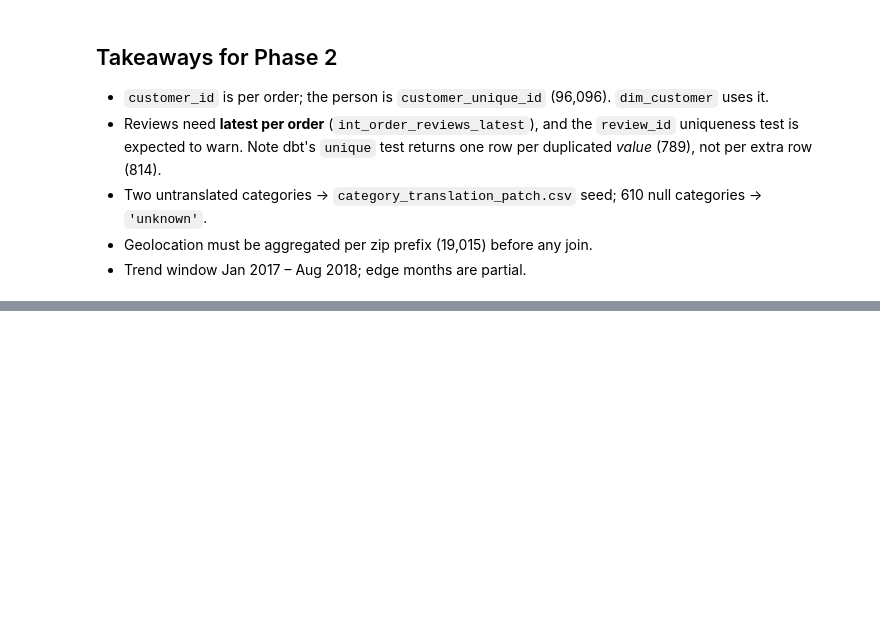
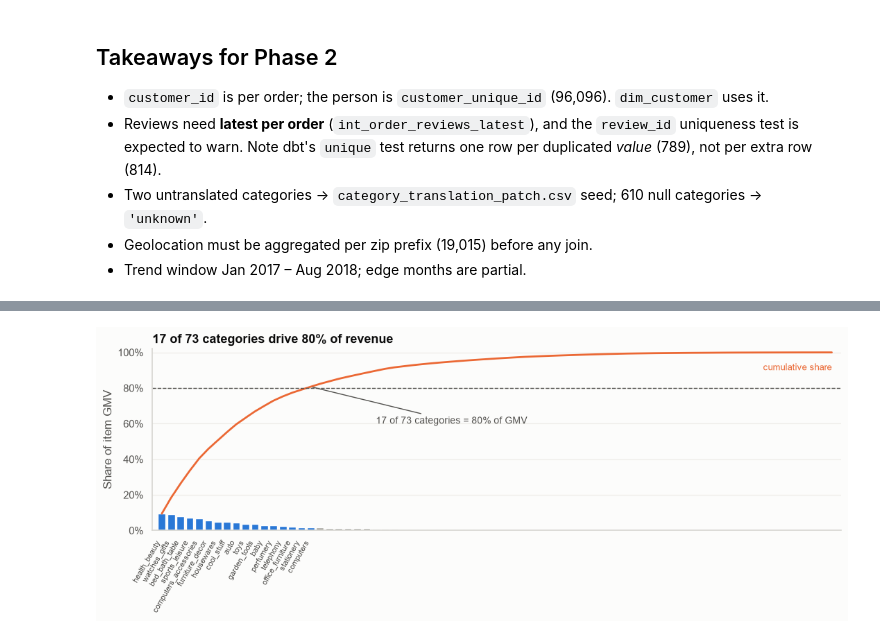
Before and after one commit to SudevOP1/RetailPulse, a Jupyter notebook: notebooks/01_eda.ipynb, the cells around one changed output, grey strips where cells are left out. Saved outputs shown, nothing was run; the diff lists cells and outputs as text; code cells hidden in the pictures; blank space fills up the shorter version.

```diff
--- a/notebooks/01_eda.ipynb
+++ b/notebooks/01_eda.ipynb
@@ -345,0 +465,23 @@ not_defined        3
+# %%
+cp = db.read_sql("select * from marts.category_pareto order by gmv_rank").astype(
+    {"gmv_share": float, "cum_share": float})
+n_a = int((cp["abc_class"] == "A").sum())
+
+fig, ax = plt.subplots(figsize=(11, 4.4))
+x = np.arange(len(cp))
+ax.bar(x, cp["gmv_share"], color=[BLUE if c == "A" else GREY for c in cp["abc_class"]], width=0.8)
+ax.plot(x, cp["cum_share"], color=ORANGE, lw=2)
+ax.axhline(0.8, color=INK_2, lw=1, ls="--")
+ax.annotate(f"{n_a} of {len(cp)} categories = 80% of GMV", (n_a - 1, cp["cum_share"].iloc[n_a - 1]),
+            xytext=(n_a + 6, 0.6), fontsize=10, color=INK_2, arrowprops={"arrowstyle": "-", "color": INK_2})
+ax.yaxis.set_major_formatter(PercentFormatter(1.0))
+ax.set_xticks(x[:n_a], cp["category_en"].iloc[:n_a], rotation=60, ha="right", fontsize=8)
+ax.set(title=f"{n_a} of {len(cp)} categories drive 80% of revenue", ylabel="Share of item GMV",
+       xlim=(-1, len(cp)), ylim=(0, 1.02))
+ax.grid(axis="x", visible=False)
+ax.text(len(cp) - 1, 0.9, "cumulative share", color=ORANGE, ha="right", fontsize=9)
+plt.tight_layout()
+save_fig(fig, "category_pareto")
+plt.show()
+# %% [output]
+[figure, added]
```
Also changed, not shown: parts of 11 cells of this notebook, 14 other files.
